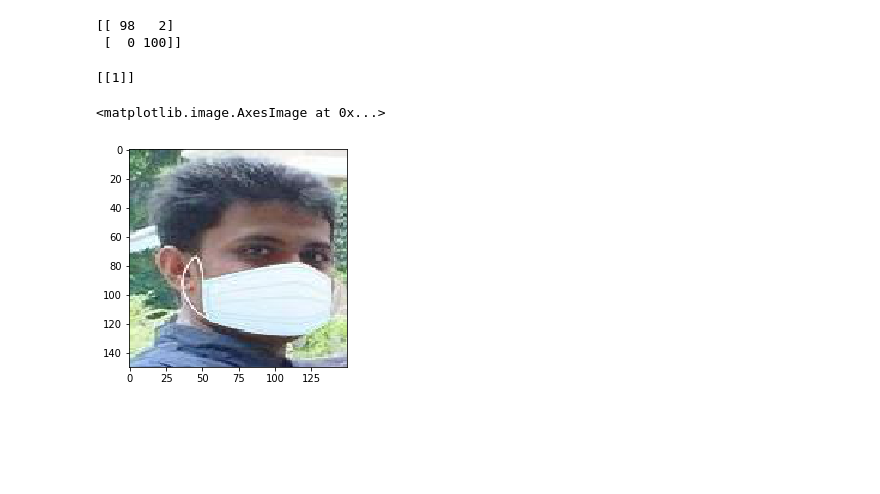
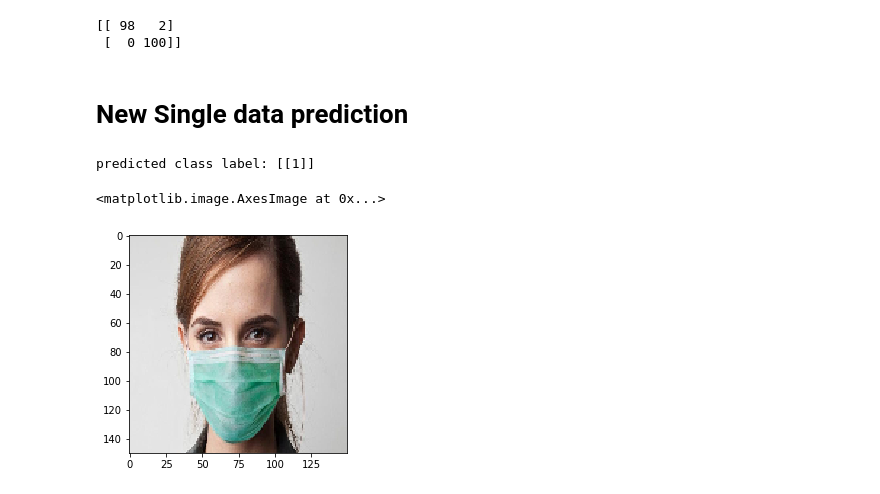
Before and after one commit to SaiShivam/Face-Mask-detection-classification, a Jupyter notebook: Face mask detection.ipynb, the cells around one changed output. Drawn from its saved outputs; the diff is of its cells as text; code cells hidden in the pictures; blank space fills up the shorter version.

```diff
--- a/Face mask detection.ipynb
+++ b/Face mask detection.ipynb
@@ -289,11 +291,17 @@ print(confusion_matrix(y_true=test_labels, y_pred=predictions))
 # %% [output]
 [[ 98   2]
  [  0 100]]
+# %% [markdown]
+# New Single data prediction
+# %%
+with_mask_single_pred = img_to_array(load_img('D:\FaceMaskData\withmask_single prediction.jpg', target_size=IMG_DIM))
+with_mask_single_pred = with_mask_single_pred.astype('float32')
+with_mask_single_pred /= 255
 # %%
-print(model.predict_classes(np.expand_dims(test_imgs_scaled[11], axis=0), verbose=0))
+print('predicted class label:',model.predict_classes(np.expand_dims(with_mask_single_pred, axis=0), verbose=0))
 
-plt.imshow(test_imgs_scaled[11])
+plt.imshow(with_mask_single_pred)
 # %% [output]
-[[1]]
+predicted class label: [[1]]
 <matplotlib.image.AxesImage at 0x...>
-[figure, old version]
+[figure, new version]
```
Also changed, not shown: parts of 3 cells of this notebook.
